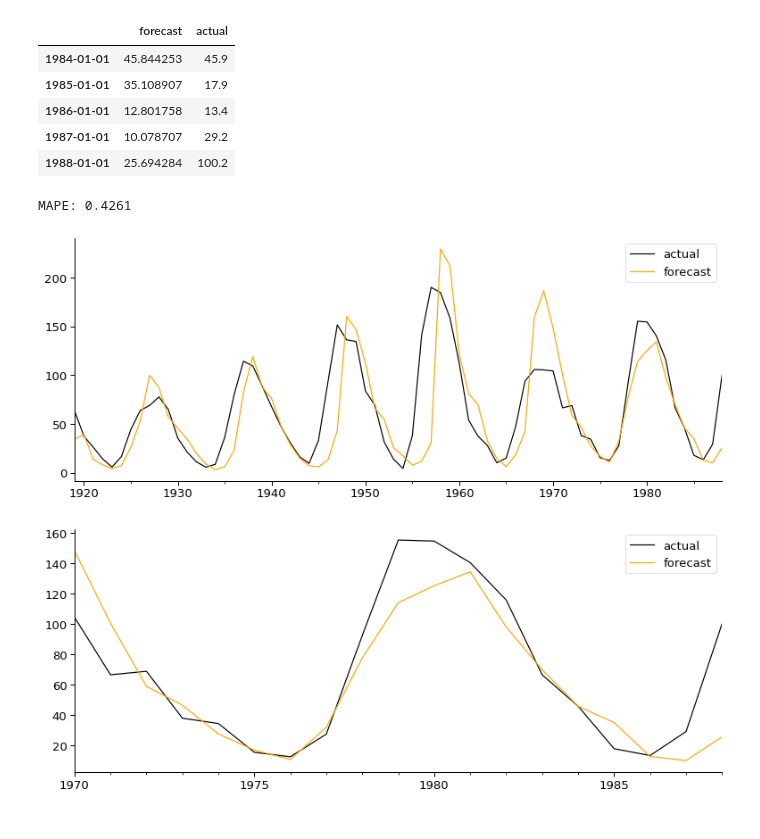
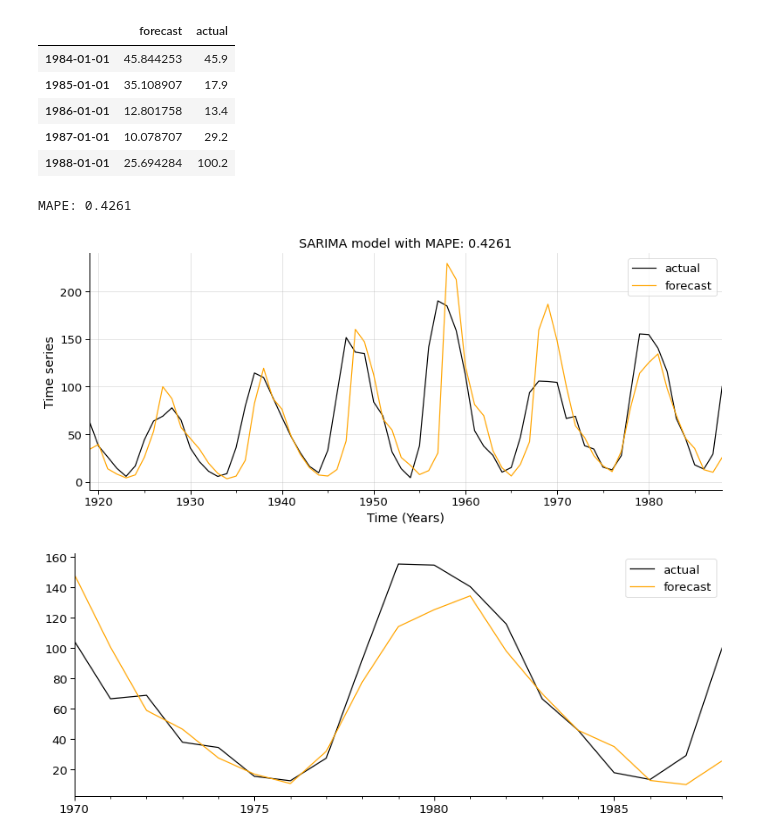
Before and after one commit to razielar/coursera_time_series_forecasting, a Jupyter notebook: time_series_analysis/week_3/2_arima_sarima_models/3_2.sarima.exercise.ipynb, the cells around one changed output. Cells and saved outputs as stored; diff of their text form; code cells hidden in the pictures.

Commit message:
sarima exercise done

```diff
--- a/time_series_analysis/week_3/2_arima_sarima_models/3_2.sarima.exercise.ipynb
+++ b/time_series_analysis/week_3/2_arima_sarima_models/3_2.sarima.exercise.ipynb
@@ -212,15 +231,24 @@ exp_cv1.tail()
 | 1987-01-01 | 10.078707 | 29.2 |
 | 1988-01-01 | 25.694284 | 100.2 |
 # %%
+image_folder= "../../../plots/time_series_analysis/"
+plot_name= "sarima.forecast.png"
+
+
 print("MAPE: {:.4f}".format(mape(exp_cv1)))
 exp_cv1.actual.plot(color= "black")
 exp_cv1.forecast.plot(color= "orange")
 
+plt.title("SARIMA model with MAPE: {:.4f}".format(mape(exp_cv1)))
+plt.ylabel("Time series")
+plt.xlabel("Time (Years)")
 plt.legend()
+plt.grid(alpha= 0.4)
+plt.savefig(image_folder+plot_name, transparent= True)
 plt.show()
 # %% [output]
 MAPE: 0.4261
-[figure, old version]
+[figure, new version]
 # %%
 # Zoom in
 exp_cv1['actual'].loc['1970':'1988'].plot(color= "black")
```
Also changed, not shown: parts of 5 cells of this notebook, 2 other files.
